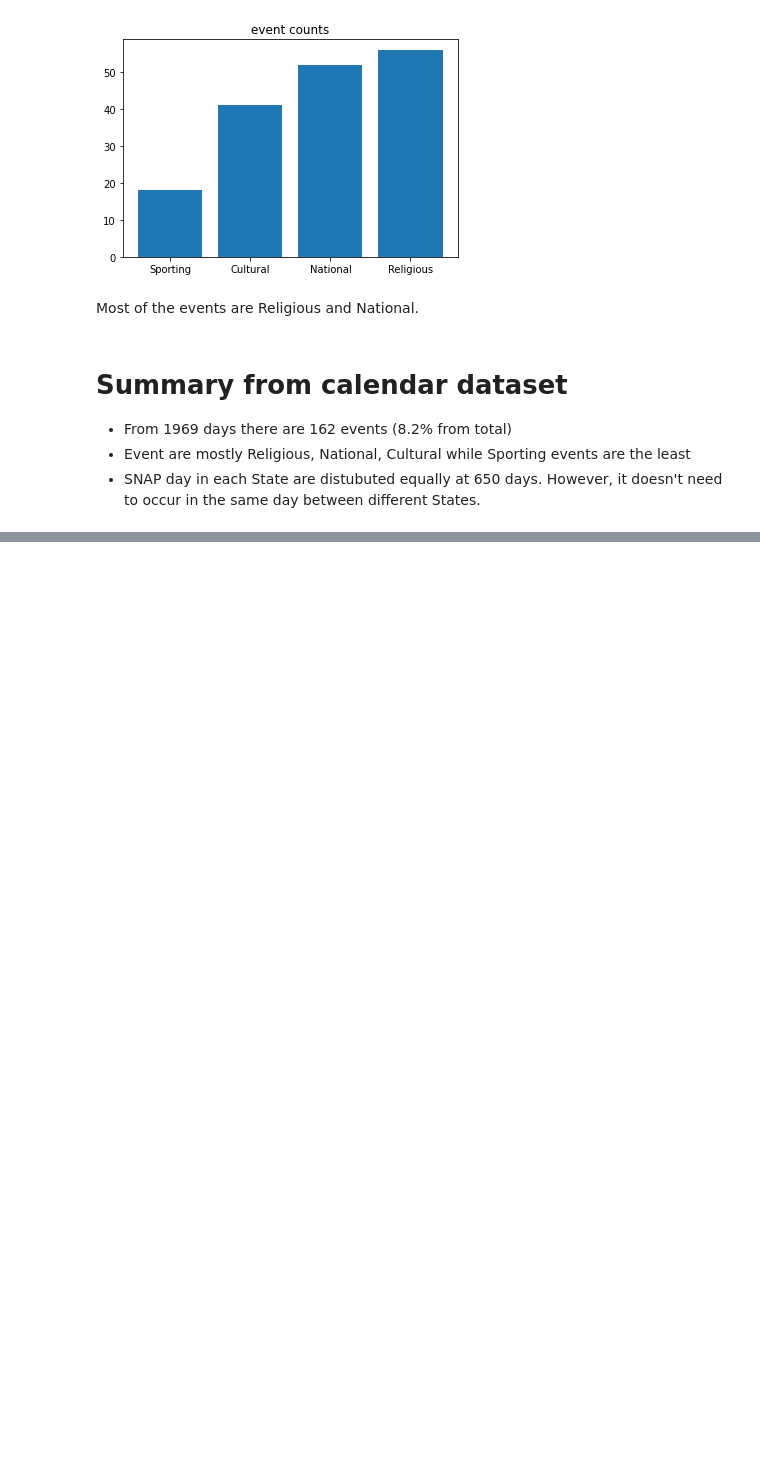
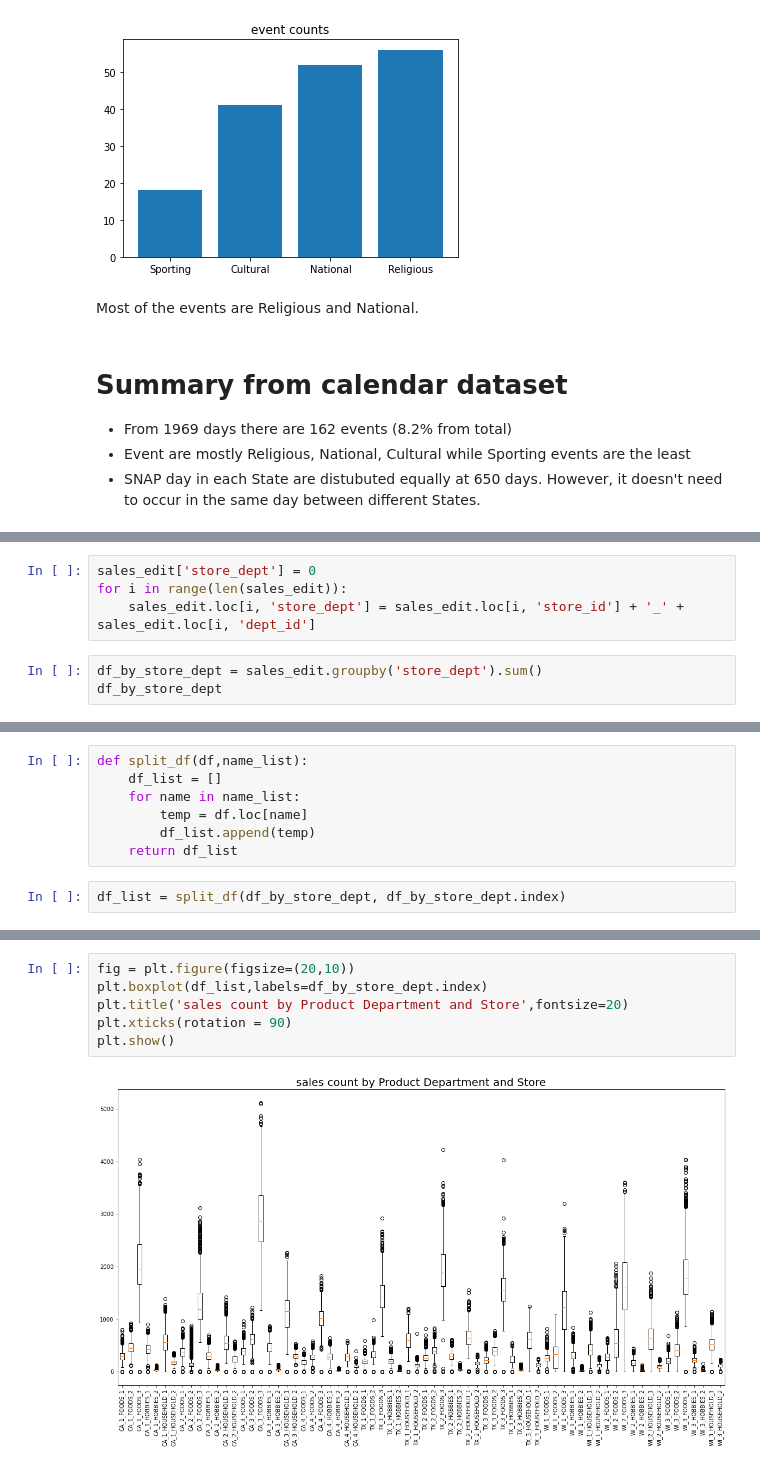
Before and after one commit to soi130/M5_case_study, a Jupyter notebook: M5_analysis.ipynb, the cells around one changed output, grey strips where cells are left out. Cells and saved outputs as stored; diff of their text form; blank space fills up the shorter version.

```diff
--- a/M5_analysis.ipynb
+++ b/M5_analysis.ipynb
@@ -331,0 +386,7 @@ Most of the events are Religious and National.
+# %%
+sales_edit['store_dept'] = 0
+for i in range(len(sales_edit)):
+    sales_edit.loc[i, 'store_dept'] = sales_edit.loc[i, 'store_id'] + '_' + sales_edit.loc[i, 'dept_id']
+# %%
+df_by_store_dept = sales_edit.groupby('store_dept').sum()
+df_by_store_dept
@@ -331,0 +408,9 @@ Most of the events are Religious and National.
+# %%
+def split_df(df,name_list):
+    df_list = []
+    for name in name_list:
+        temp = df.loc[name]
+        df_list.append(temp)
+    return df_list
+# %%
+df_list = split_df(df_by_store_dept, df_by_store_dept.index)
@@ -331,0 +432,8 @@ Most of the events are Religious and National.
+# %%
+fig = plt.figure(figsize=(20,10))
+plt.boxplot(df_list,labels=df_by_store_dept.index)
+plt.title('sales count by Product Department and Store',fontsize=20)
+plt.xticks(rotation = 90)
+plt.show()
+# %% [output]
+[figure, added]
```
Also changed, not shown: parts of 32 cells of this notebook.
